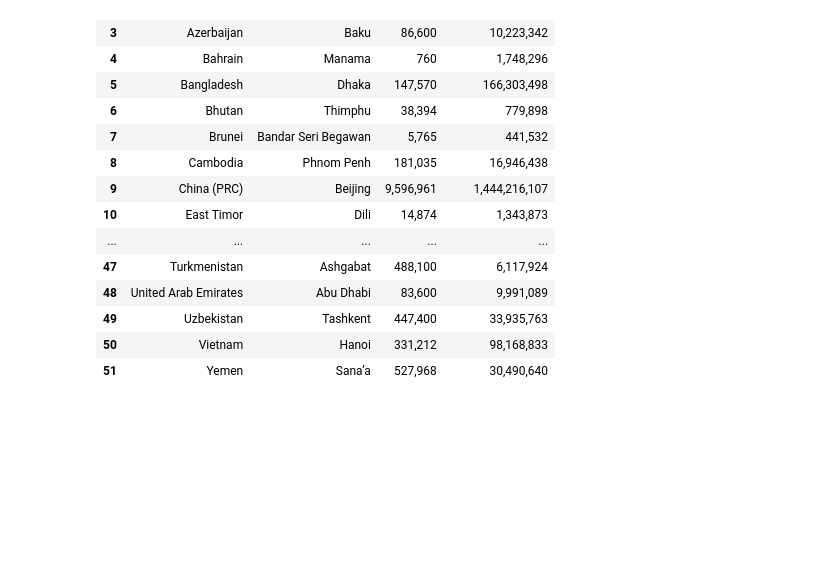
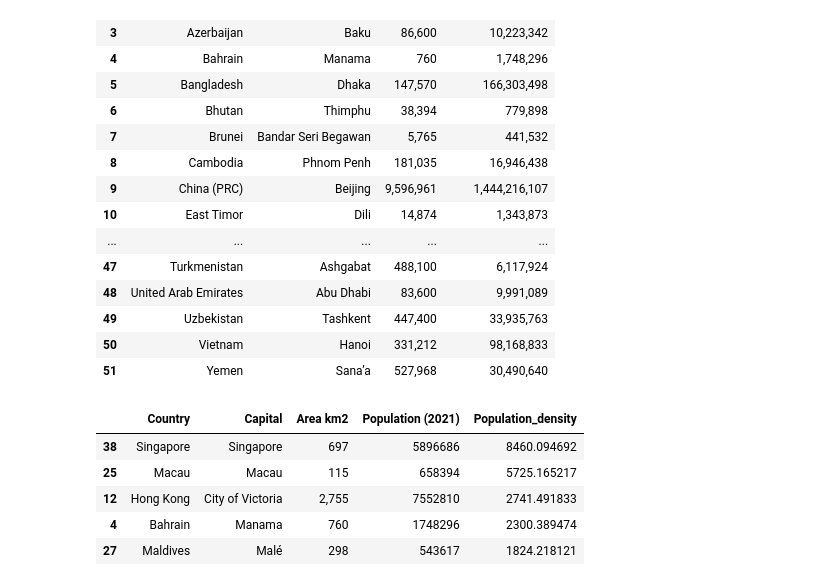
Before and after one commit to GaddamJhushiketh/BeautifullSoup_programs, a Jupyter notebook: WebScraping.ipynb, the cells around one changed output. Cells and saved outputs as stored; diff of their text form; code cells hidden in the pictures; blank space fills up the shorter version.

```diff
--- a/WebScraping.ipynb
+++ b/WebScraping.ipynb
@@ -150,0 +176,10 @@ df.to_csv("Card_Titles.csv")
+# %%
+df_sorted = df.sort_values(by = "Population_density", ascending =False)
+df_sorted.head()
+# %% [output]
+|  | Country | Capital | Area km2 | Population (2021) | Population_density |
+| 38 | Singapore | Singapore | 697 | 5896686 | 8460.094692 |
+| 25 | Macau | Macau | 115 | 658394 | 5725.165217 |
+| 12 | Hong Kong | City of Victoria | 2,755 | 7552810 | 2741.491833 |
+| 4 | Bahrain | Manama | 760 | 1748296 | 2300.389474 |
+| 27 | Maldives | Malé | 298 | 543617 | 1824.218121 |
```
Also changed, not shown: parts of 4 cells of this notebook.
